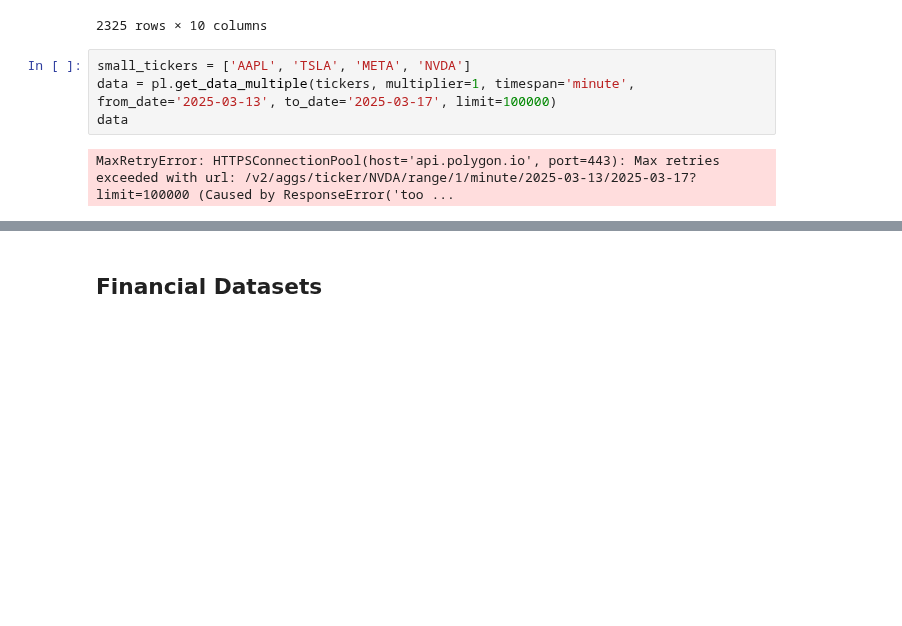
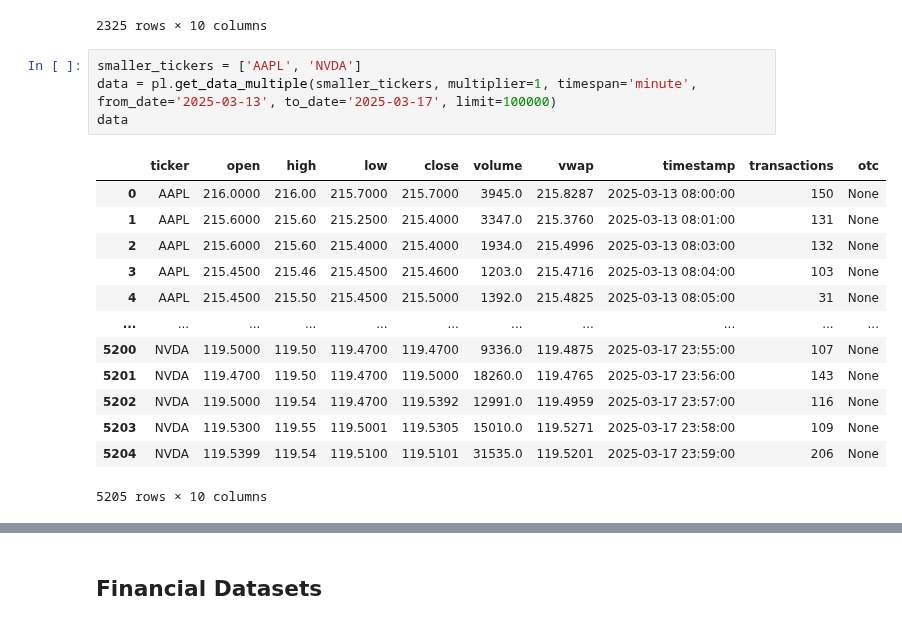
Before and after one commit to Chen-zexi/LangAlpha, a Jupyter notebook: notebooks/checkpoint.ipynb, the cells around one changed output, grey strips where cells are left out. Cells and saved outputs as stored; diff of their text form; blank space fills up the shorter version.

```diff
--- a/notebooks/get_data.ipynb
+++ b/notebooks/checkpoint.ipynb
@@ -317,11 +362,23 @@ data
 | 2324 | AAPL | 213.9225 | 213.93 | 213.8092 | 213.93 | 643.0 | 213.9001 | 2025-03-17 23:59:00 | 17 | None |
 2325 rows × 10 columns
 # %%
-small_tickers = ['AAPL', 'TSLA', 'META', 'NVDA']
-data = pl.get_data_multiple(tickers, multiplier=1, timespan='minute', from_date='2025-03-13', to_date='2025-03-17', limit=100000)
+smaller_tickers = ['AAPL', 'NVDA']
+data = pl.get_data_multiple(smaller_tickers, multiplier=1, timespan='minute', from_date='2025-03-13', to_date='2025-03-17', limit=100000)
 data
 # %% [output]
+|  | ticker | open | high | low | close | volume | vwap | timestamp | transactions | otc |
+| 0 | AAPL | 216.0000 | 216.00 | 215.7000 | 215.7000 | 3945.0 | 215.8287 | 2025-03-13 08:00:00 | 150 | None |
+| 1 | AAPL | 215.6000 | 215.60 | 215.2500 | 215.4000 | 3347.0 | 215.3760 | 2025-03-13 08:01:00 | 131 | None |
+| 2 | AAPL | 215.6000 | 215.60 | 215.4000 | 215.4000 | 1934.0 | 215.4996 | 2025-03-13 08:03:00 | 132 | None |
+| 3 | AAPL | 215.4500 | 215.46 | 215.4500 | 215.4600 | 1203.0 | 215.4716 | 2025-03-13 08:04:00 | 103 | None |
+| 4 | AAPL | 215.4500 | 215.50 | 215.4500 | 215.5000 | 1392.0 | 215.4825 | 2025-03-13 08:05:00 | 31 | None |
+| ... | ... | ... | ... | ... | ... | ... | ... | ... | ... | ... |
+| 5200 | NVDA | 119.5000 | 119.50 | 119.4700 | 119.4700 | 9336.0 | 119.4875 | 2025-03-17 23:55:00 | 107 | None |
+| 5201 | NVDA | 119.4700 | 119.50 | 119.4700 | 119.5000 | 18260.0 | 119.4765 | 2025-03-17 23:56:00 | 143 | None |
+| 5202 | NVDA | 119.5000 | 119.54 | 119.4700 | 119.5392 | 12991.0 | 119.4959 | 2025-03-17 23:57:00 | 116 | None |
+| 5203 | NVDA | 119.5300 | 119.55 | 119.5001 | 119.5305 | 15010.0 | 119.5271 | 2025-03-17 23:58:00 | 109 | None |
+| 5204 | NVDA | 119.5399 | 119.54 | 119.5100 | 119.5101 | 31535.0 | 119.5201 | 2025-03-17 23:59:00 | 206 | None |
-MaxRetryError: HTTPSConnectionPool(host='api.polygon.io', port=443): Max retries exceeded with url: /v2/aggs/ticker/NVDA/range/1/minute/2025-03-13/2025-03-17?limit=100000 (Caused by ResponseError('too ...
+5205 rows × 10 columns
 # %%
 ticker = 'AAPL'
 from_date = '2025-03-16'
```
Also changed, not shown: parts of 11 cells of this notebook, 3 other files.
